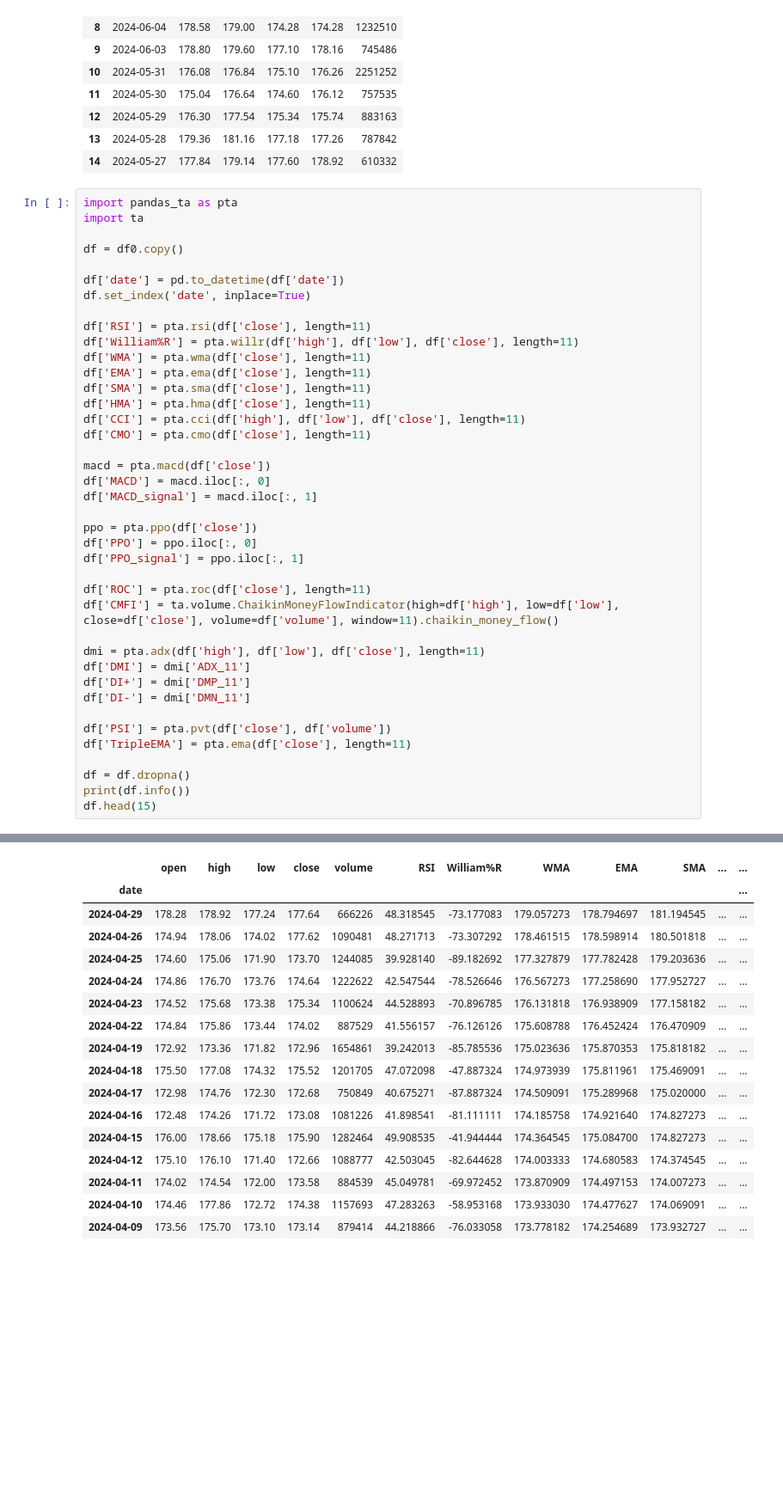
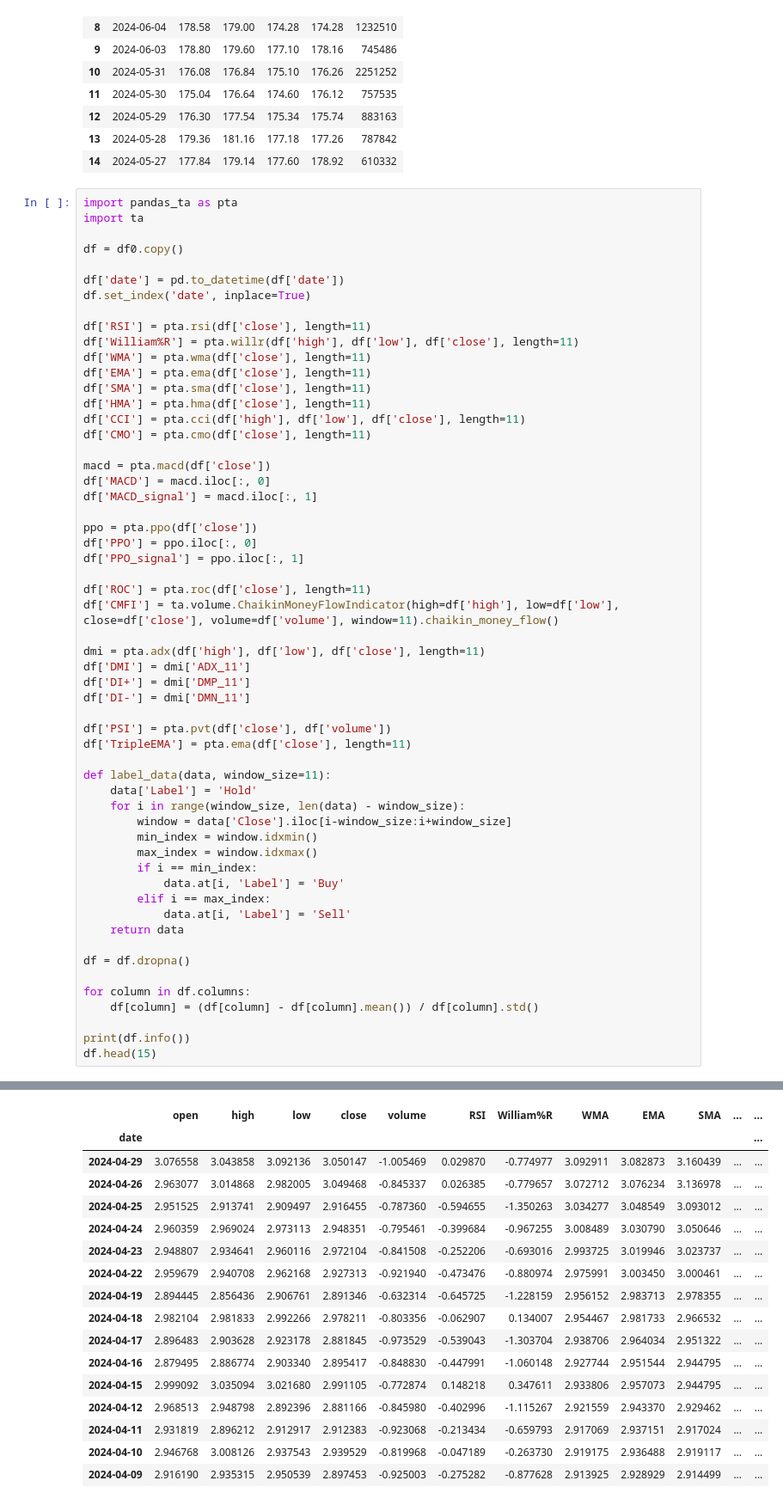
Before and after one commit to zhillan-arf/Tugas3, a Jupyter notebook: notebook.ipynb, the cells around one changed output, grey strips where cells are left out. Shown at 86% size. Cells and saved outputs as stored; diff of their text form; blank space fills up the shorter version.

```diff
--- a/notebook.ipynb
+++ b/notebook.ipynb
@@ -79,7 +79,23 @@ df['DI-'] = dmi['DMN_11']
 df['PSI'] = pta.pvt(df['close'], df['volume'])
 df['TripleEMA'] = pta.ema(df['close'], length=11)
 
+def label_data(data, window_size=11):
+    data['Label'] = 'Hold'
+    for i in range(window_size, len(data) - window_size):
+        window = data['Close'].iloc[i-window_size:i+window_size]
+        min_index = window.idxmin()
+        max_index = window.idxmax()
+        if i == min_index:
+            data.at[i, 'Label'] = 'Buy'
+        elif i == max_index:
+            data.at[i, 'Label'] = 'Sell'
+    return data
+
 df = df.dropna()
+
+for column in df.columns:
+    df[column] = (df[column] - df[column].mean()) / df[column].std()
+
 print(df.info())
 df.head(15)
 # %% [output]
@@ -86,17 +119,17 @@ df.head(15)
 |  | open | high | low | close | volume | RSI | William%R | WMA | EMA | SMA | ... | ... |
 | date |  |  |  |  |  |  |  |  |  |  |  | ... |
-| 2024-04-29 | 178.28 | 178.92 | 177.24 | 177.64 | 666226 | 48.318545 | -73.177083 | 179.057273 | 178.794697 | 181.194545 | ... | ... |
-| 2024-04-26 | 174.94 | 178.06 | 174.02 | 177.62 | 1090481 | 48.271713 | -73.307292 | 178.461515 | 178.598914 | 180.501818 | ... | ... |
-| 2024-04-25 | 174.60 | 175.06 | 171.90 | 173.70 | 1244085 | 39.928140 | -89.182692 | 177.327879 | 177.782428 | 179.203636 | ... | ... |
-| 2024-04-24 | 174.86 | 176.70 | 173.76 | 174.64 | 1222622 | 42.547544 | -78.526646 | 176.567273 | 177.258690 | 177.952727 | ... | ... |
-| 2024-04-23 | 174.52 | 175.68 | 173.38 | 175.34 | 1100624 | 44.528893 | -70.896785 | 176.131818 | 176.938909 | 177.158182 | ... | ... |
-| 2024-04-22 | 174.84 | 175.86 | 173.44 | 174.02 | 887529 | 41.556157 | -76.126126 | 175.608788 | 176.452424 | 176.470909 | ... | ... |
-| 2024-04-19 | 172.92 | 173.36 | 171.82 | 172.96 | 1654861 | 39.242013 | -85.785536 | 175.023636 | 175.870353 | 175.818182 | ... | ... |
-| 2024-04-18 | 175.50 | 177.08 | 174.32 | 175.52 | 1201705 | 47.072098 | -47.887324 | 174.973939 | 175.811961 | 175.469091 | ... | ... |
-| 2024-04-17 | 172.98 | 174.76 | 172.30 | 172.68 | 750849 | 40.675271 | -87.887324 | 174.509091 | 175.289968 | 175.020000 | ... | ... |
-| 2024-04-16 | 172.48 | 174.26 | 171.72 | 173.08 | 1081226 | 41.898541 | -81.111111 | 174.185758 | 174.921640 | 174.827273 | ... | ... |
-| 2024-04-15 | 176.00 | 178.66 | 175.18 | 175.90 | 1282464 | 49.908535 | -41.944444 | 174.364545 | 175.084700 | 174.827273 | ... | ... |
-| 2024-04-12 | 175.10 | 176.10 | 171.40 | 172.66 | 1088777 | 42.503045 | -82.644628 | 174.003333 | 174.680583 | 174.374545 | ... | ... |
-| 2024-04-11 | 174.02 | 174.54 | 172.00 | 173.58 | 884539 | 45.049781 | -69.972452 | 173.870909 | 174.497153 | 174.007273 | ... | ... |
-| 2024-04-10 | 174.46 | 177.86 | 172.72 | 174.38 | 1157693 | 47.283263 | -58.953168 | 173.933030 | 174.477627 | 174.069091 | ... | ... |
-| 2024-04-09 | 173.56 | 175.70 | 173.10 | 173.14 | 879414 | 44.218866 | -76.033058 | 173.778182 | 174.254689 | 173.932727 | ... | ... |
+| 2024-04-29 | 3.076558 | 3.043858 | 3.092136 | 3.050147 | -1.005469 | 0.029870 | -0.774977 | 3.092911 | 3.082873 | 3.160439 | ... | ... |
+| 2024-04-26 | 2.963077 | 3.014868 | 2.982005 | 3.049468 | -0.845337 | 0.026385 | -0.779657 | 3.072712 | 3.076234 | 3.136978 | ... | ... |
+| 2024-04-25 | 2.951525 | 2.913741 | 2.909497 | 2.916455 | -0.787360 | -0.594655 | -1.350263 | 3.034277 | 3.048549 | 3.093012 | ... | ... |
+| 2024-04-24 | 2.960359 | 2.969024 | 2.973113 | 2.948351 | -0.795461 | -0.399684 | -0.967255 | 3.008489 | 3.030790 | 3.050646 | ... | ... |
+| 2024-04-23 | 2.948807 | 2.934641 | 2.960116 | 2.972104 | -0.841508 | -0.252206 | -0.693016 | 2.993725 | 3.019946 | 3.023737 | ... | ... |
+| 2024-04-22 | 2.959679 | 2.940708 | 2.962168 | 2.927313 | -0.921940 | -0.473476 | -0.880974 | 2.975991 | 3.003450 | 3.000461 | ... | ... |
+| 2024-04-19 | 2.894445 | 2.856436 | 2.906761 | 2.891346 | -0.632314 | -0.645725 | -1.228159 | 2.956152 | 2.983713 | 2.978355 | ... | ... |
+| 2024-04-18 | 2.982104 | 2.981833 | 2.992266 | 2.978211 | -0.803356 | -0.062907 | 0.134007 | 2.954467 | 2.981733 | 2.966532 | ... | ... |
+| 2024-04-17 | 2.896483 | 2.903628 | 2.923178 | 2.881845 | -0.973529 | -0.539043 | -1.303704 | 2.938706 | 2.964034 | 2.951322 | ... | ... |
+| 2024-04-16 | 2.879495 | 2.886774 | 2.903340 | 2.895417 | -0.848830 | -0.447991 | -1.060148 | 2.927744 | 2.951544 | 2.944795 | ... | ... |
+| 2024-04-15 | 2.999092 | 3.035094 | 3.021680 | 2.991105 | -0.772874 | 0.148218 | 0.347611 | 2.933806 | 2.957073 | 2.944795 | ... | ... |
+| 2024-04-12 | 2.968513 | 2.948798 | 2.892396 | 2.881166 | -0.845980 | -0.402996 | -1.115267 | 2.921559 | 2.943370 | 2.929462 | ... | ... |
+| 2024-04-11 | 2.931819 | 2.896212 | 2.912917 | 2.912383 | -0.923068 | -0.213434 | -0.659793 | 2.917069 | 2.937151 | 2.917024 | ... | ... |
+| 2024-04-10 | 2.946768 | 3.008126 | 2.937543 | 2.939529 | -0.819968 | -0.047189 | -0.263730 | 2.919175 | 2.936488 | 2.919117 | ... | ... |
+| 2024-04-09 | 2.916190 | 2.935315 | 2.950539 | 2.897453 | -0.925003 | -0.275282 | -0.877628 | 2.913925 | 2.928929 | 2.914499 | ... | ... |
```
Also changed, not shown: parts of 3 cells of this notebook.
